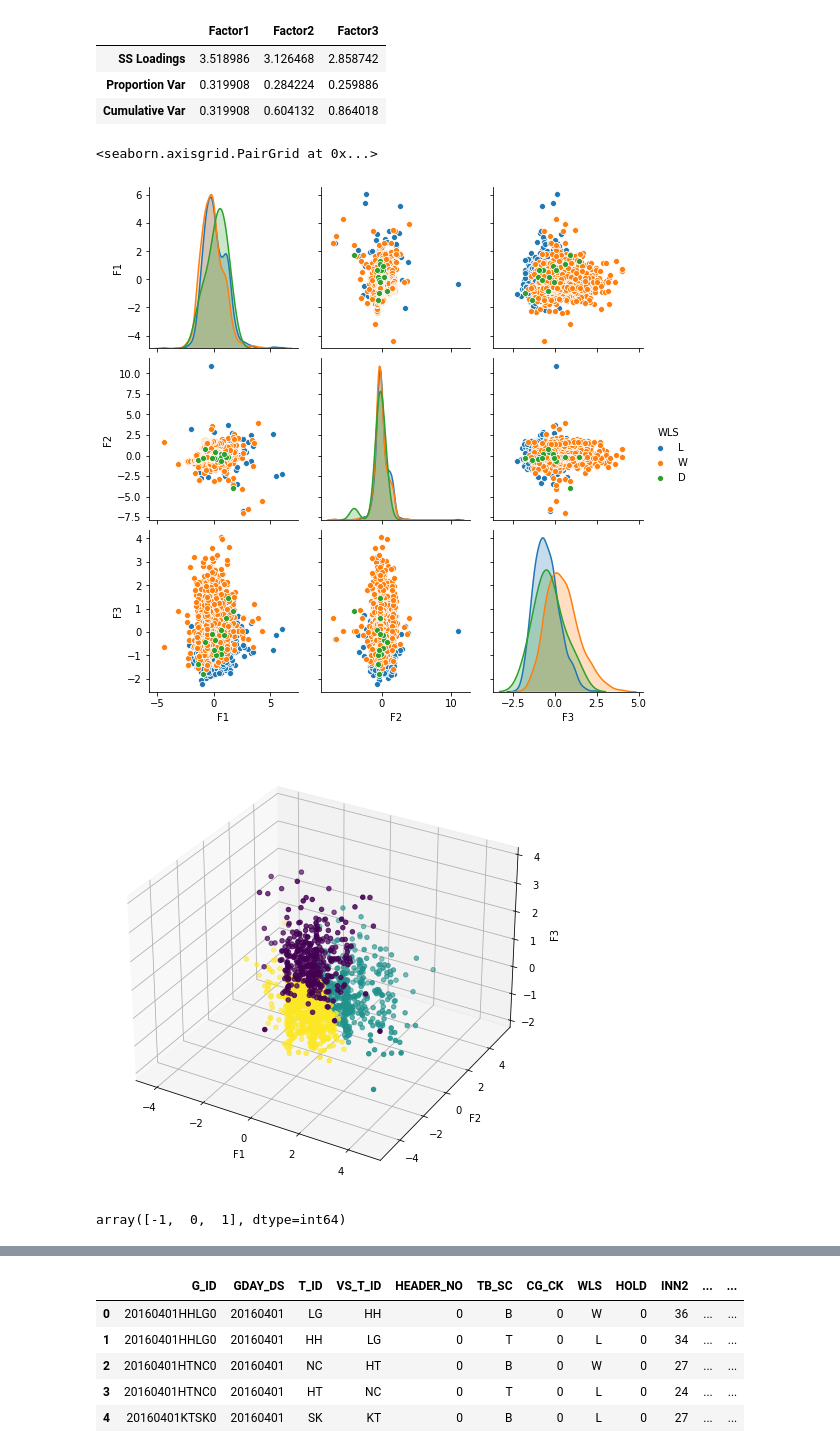
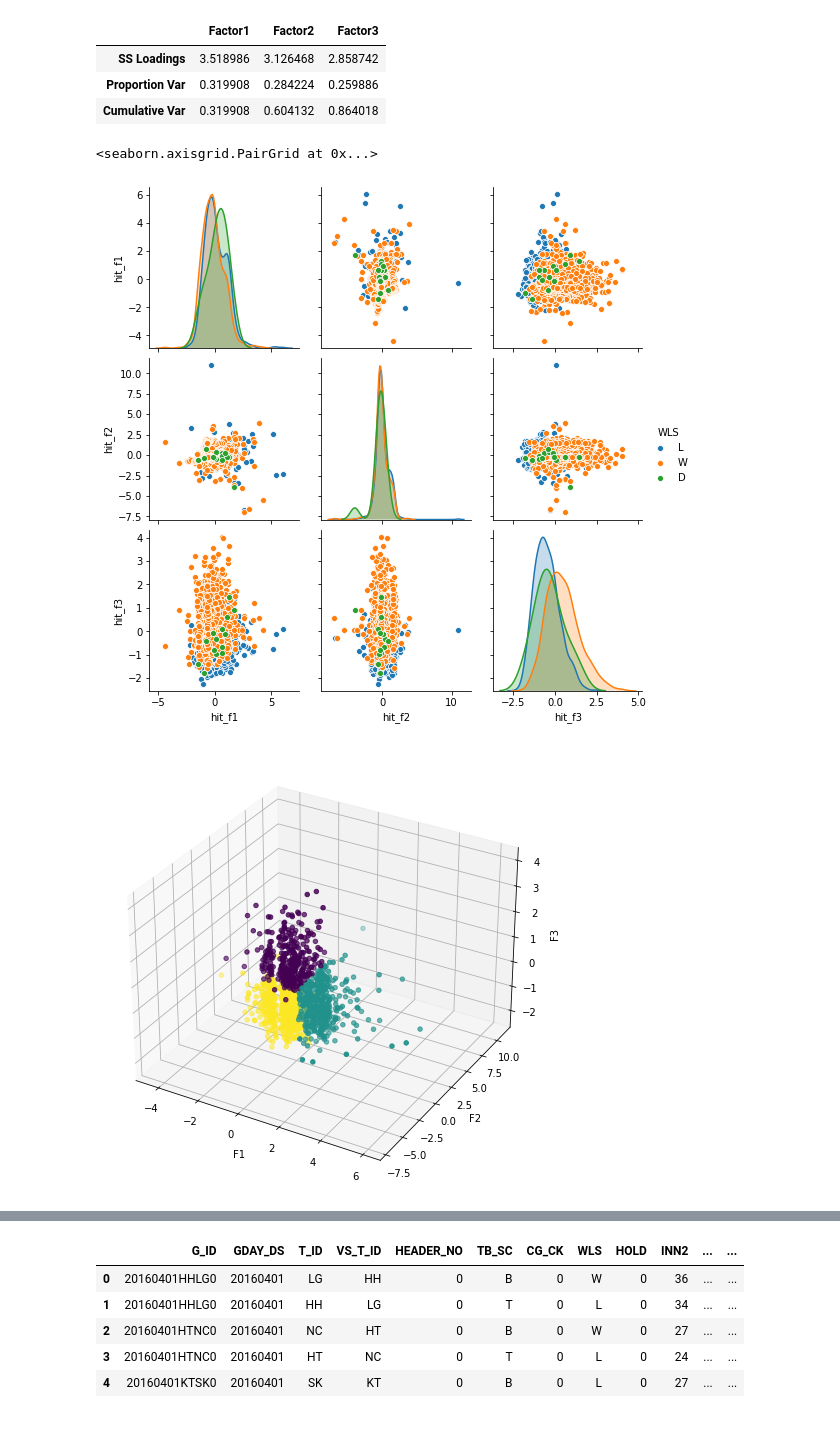
Before and after one commit to EunseoKang0722/ESC_Summer_Team5, a Jupyter notebook: data/clustering/FA&Clustering.ipynb, the cells around one changed output, grey strips where cells are left out. Drawn from its saved outputs; the diff is of its cells as text; code cells hidden in the pictures.

```diff
--- a/data/clustering/FA&Clustering.ipynb
+++ b/data/clustering/FA&Clustering.ipynb
@@ -106,7 +106,7 @@ fa.get_factor_variance()
 X = df.values
 fa = FactorAnalysis(n_components=3)
 X_fa = fa.fit_transform(X) # FA를 위해 E(X-mu)=0를 만들어주려고 mu를 빼주는듯?
-df_fa =pd.DataFrame(data=X_fa, columns=['F1','F2','F3'])
+df_fa =pd.DataFrame(data=X_fa, columns=['hit_f1','hit_f2','hit_f3'])
 df_fa['WLS'] = team_hit_2016['WLS']
 df_fa['G_ID'] = team_hit_2016['G_ID']
 df_fa['TB_SC'] = team_hit_2016['TB_SC']
@@ -114,22 +114,22 @@ df_fa['TB_SC'] = team_hit_2016['TB_SC']
 sns.pairplot(data=df_fa, hue='WLS')
 # %% [output]
 <seaborn.axisgrid.PairGrid at 0x...>
-[figure, old version]
+[figure, new version]
 # %%
 from mpl_toolkits import mplot3d
 # %%
 from sklearn.cluster import KMeans
 # %%
-kmeans = KMeans(n_clusters=3).fit(df_fa[['F1','F2','F3']])
+kmeans = KMeans(n_clusters=3).fit(df_fa[['hit_f1','hit_f2','hit_f3']])
 # %%
-df_fa['cluster_id'] = kmeans.labels_
+df_fa['cluster_hit'] = kmeans.labels_
 # %%
 fig = plt.figure(figsize=(8,8))
 ax = plt.axes(projection='3d')
-ax.scatter3D(df_fa['F1'],df_fa['F2'],df_fa['F3'],c=df_fa['cluster_id'])
+ax.scatter3D(df_fa['hit_f1'],df_fa['hit_f2'],df_fa['hit_f3'],c=df_fa['cluster_hit'])
 ax.set_xlabel('F1')
 ax.set_ylabel('F2')
 ax.set_zlabel('F3',rotation=90)
 plt.show()
 # %% [output]
-[figure, old version]
+[figure, new version]
@@ -142,7 +136,3 @@ df_c = pd.concat([df_c,predict],axis=1)
-# %%
-df_c['predict'].unique()
-# %% [output]
-array([-1,  0,  1], dtype=int64)
 # %% [markdown]
 # <center> Pitcher </center>
 <img src="http://sportsgroundproduction.blob.core.windows.net/cms/14732/newsarticles/63254_wo.jpg" width="220">
```
Also changed, not shown: parts of 17 cells of this notebook, 1 other file.
